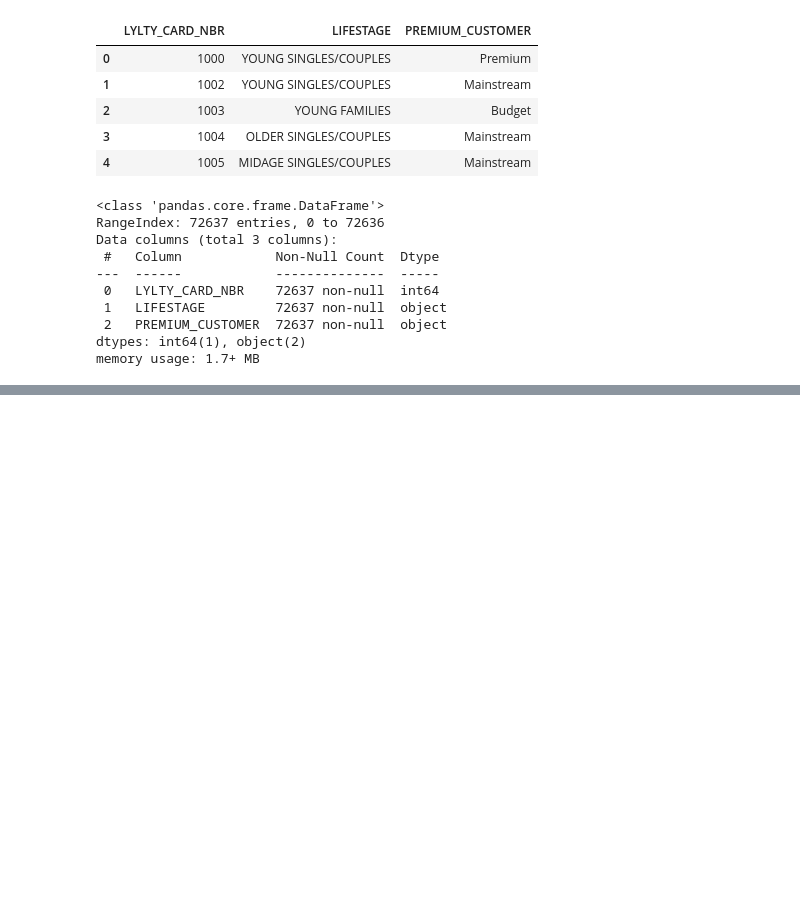
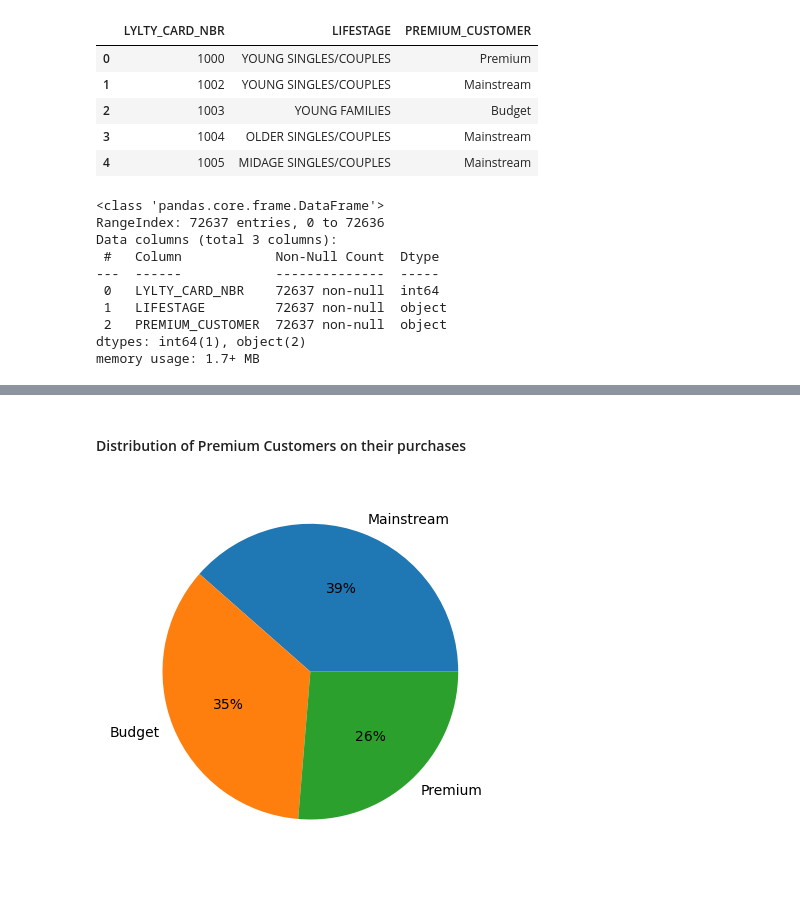
Before and after one commit to mwemaphil/Quantium_Data_Analytics_Internship, a Jupyter notebook: Quantium Data Analytics.ipynb, the cells around one changed output, grey strips where cells are left out. Drawn from its saved outputs; the diff is of its cells as text; code cells hidden in the pictures; blank space fills up the shorter version.

```diff
--- a/Quantium Data Analytics.ipynb
+++ b/Quantium Data Analytics.ipynb
@@ -104,0 +207,9 @@ memory usage: 1.7+ MB
+# %% [markdown]
+#### Distribution of Premium Customers on their purchases
+# %%
+data['PREMIUM_CUSTOMER'].value_counts().plot(kind = 'pie', autopct='%1.0f%%');
+
+plt.xlabel(' ')
+plt.ylabel(' ');
+# %% [output]
+[figure, added]
```
Also changed, not shown: parts of 29 cells of this notebook.
